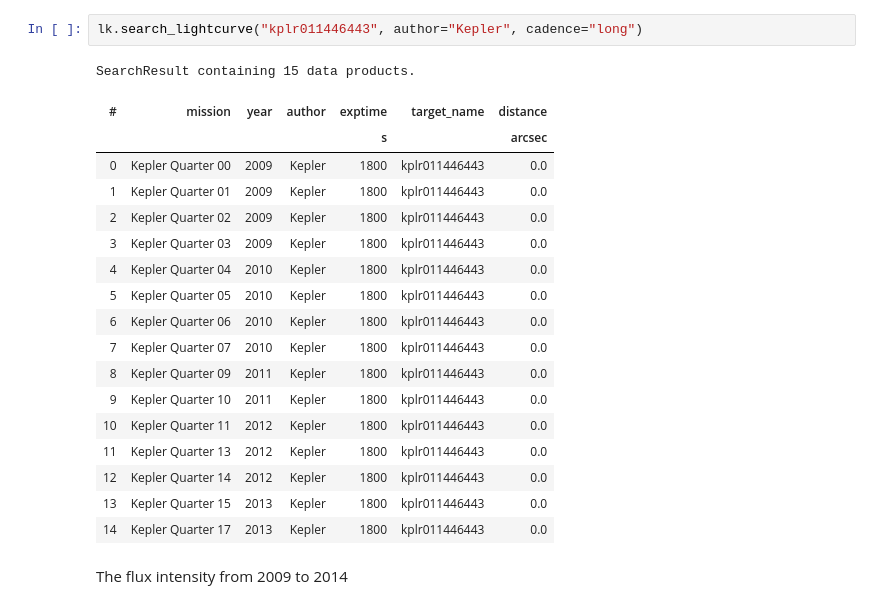
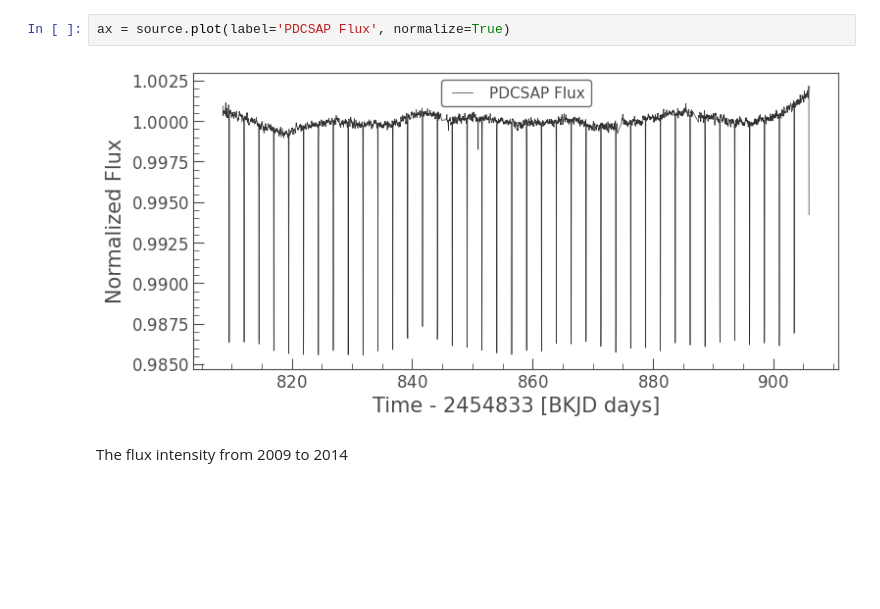
Before and after one commit to Srivardini11/lark, a Jupyter notebook: Light_curves_using_Lightkurve.ipynb, the cells around one changed output. Drawn from its saved outputs; the diff is of its cells as text; blank space fills up the shorter version.

```diff
--- a/Light_curves_using_Lightkurve.ipynb
+++ b/Light_curves_using_Lightkurve.ipynb
@@ -43,23 +40,6 @@ LightCurveCollection of 13 objects:
-# %%
-lk.search_lightcurve("kplr011446443", author="Kepler", cadence="long")
-# %% [output]
-SearchResult containing 15 data products.
-| # | mission | year | author | exptime | target_name | distance |
-|  |  |  |  | s |  | arcsec |
-| 0 | Kepler Quarter 00 | 2009 | Kepler | 1800 | kplr011446443 | 0.0 |
-| 1 | Kepler Quarter 01 | 2009 | Kepler | 1800 | kplr011446443 | 0.0 |
-| 2 | Kepler Quarter 02 | 2009 | Kepler | 1800 | kplr011446443 | 0.0 |
-| 3 | Kepler Quarter 03 | 2009 | Kepler | 1800 | kplr011446443 | 0.0 |
-| 4 | Kepler Quarter 04 | 2010 | Kepler | 1800 | kplr011446443 | 0.0 |
-| 5 | Kepler Quarter 05 | 2010 | Kepler | 1800 | kplr011446443 | 0.0 |
-| 6 | Kepler Quarter 06 | 2010 | Kepler | 1800 | kplr011446443 | 0.0 |
-| 7 | Kepler Quarter 07 | 2010 | Kepler | 1800 | kplr011446443 | 0.0 |
-| 8 | Kepler Quarter 09 | 2011 | Kepler | 1800 | kplr011446443 | 0.0 |
-| 9 | Kepler Quarter 10 | 2011 | Kepler | 1800 | kplr011446443 | 0.0 |
-| 10 | Kepler Quarter 11 | 2012 | Kepler | 1800 | kplr011446443 | 0.0 |
-| 11 | Kepler Quarter 13 | 2012 | Kepler | 1800 | kplr011446443 | 0.0 |
-| 12 | Kepler Quarter 14 | 2012 | Kepler | 1800 | kplr011446443 | 0.0 |
-| 13 | Kepler Quarter 15 | 2013 | Kepler | 1800 | kplr011446443 | 0.0 |
-| 14 | Kepler Quarter 17 | 2013 | Kepler | 1800 | kplr011446443 | 0.0 |
+# %%
+ax = source.plot(label='PDCSAP Flux', normalize=True)
+# %% [output]
+[figure, added]
 # %% [markdown]
 The flux intensity from 2009 to 2014
```
Also changed, not shown: parts of 21 cells of this notebook.
